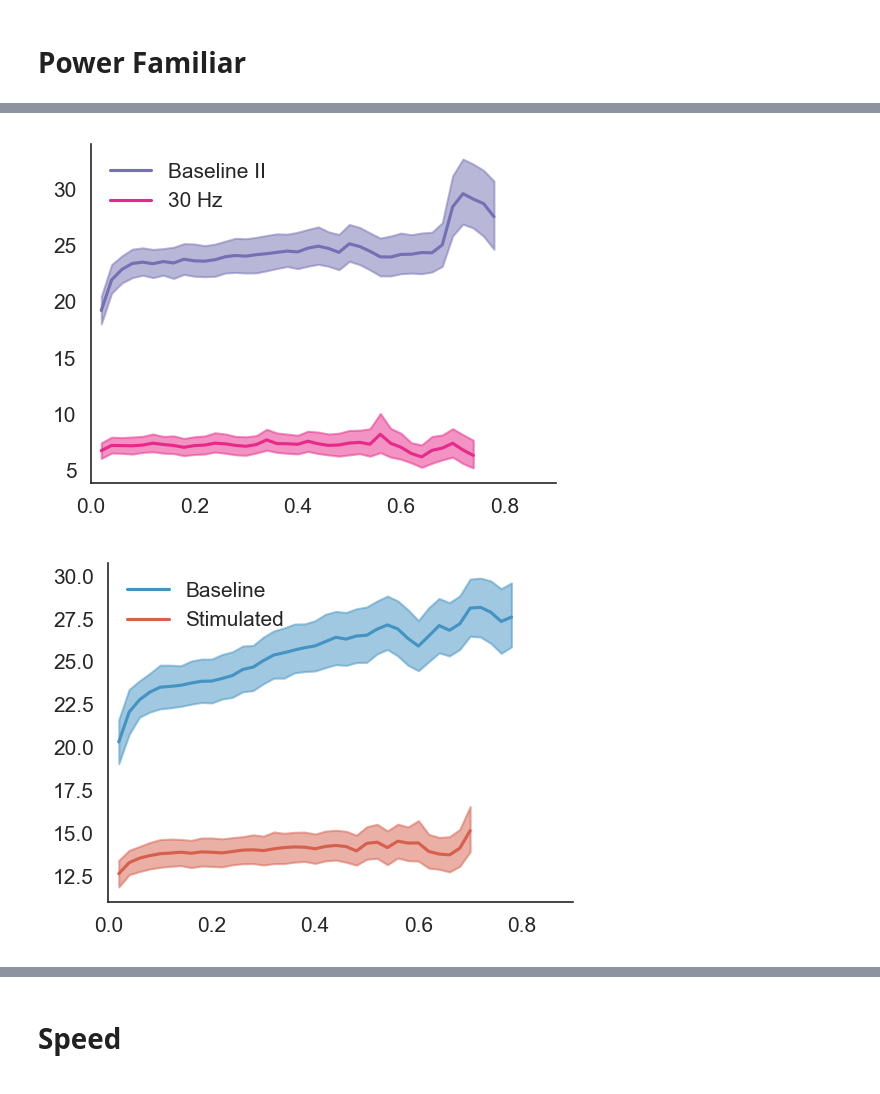
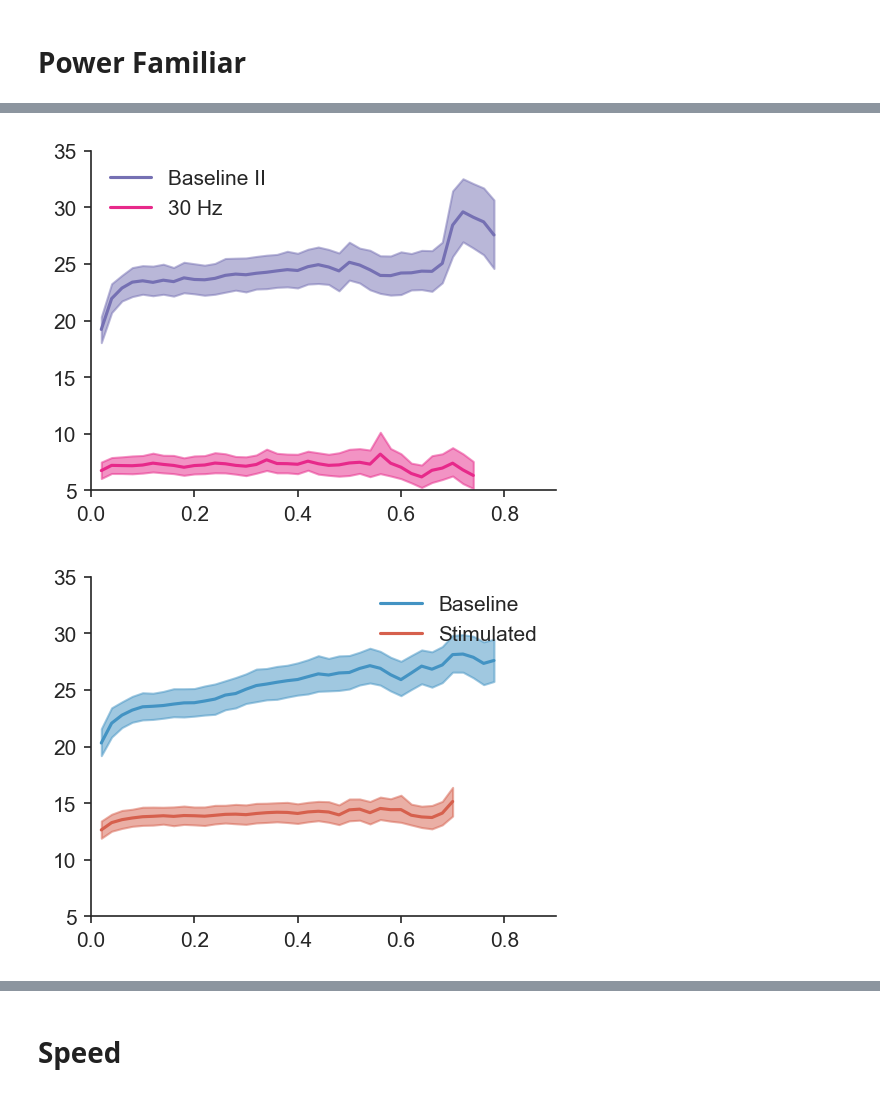
Before and after one commit to CINPLA/septum-mec, a Jupyter notebook: notebooks/20_lfp_speed.ipynb, the cells around one changed output, grey strips where cells are left out. Saved outputs shown, nothing was run; the diff lists cells and outputs as text; code cells hidden in the pictures.

```diff
--- a/notebooks/20_lfp_speed.ipynb
+++ b/notebooks/20_lfp_speed.ipynb
@@ -125,5 +131,5 @@ U-test: U value 72140.0 p value 2.0364061218728567e-30
 # %%
-def plot_speed(query_base, query_stim, stuff, colors, labels, filename=None, show_raw=False):
+def plot_speed(query_base, query_stim, stuff, colors, labels, filename=None, show_raw=False, ylim=None):
     base = np.array([s for s in results.query(query_base)[stuff]])
     base_bins = results.query(query_base)['speed_bins'].to_numpy()
 
@@ -150,7 +156,9 @@ def plot_speed(query_base, query_stim, stuff, colors, labels, filename=None, sho
     plt.gca().spines['top'].set_visible(False)
     plt.gca().spines['right'].set_visible(False)
     plt.legend(frameon=False)
-
+    if ylim is not None:
+        plt.ylim(ylim)
+    despine()
     if filename is not None:
         plt.savefig(output_path / "figures" / f"{filename}.svg", bbox_inches="tight", transparent=True)
         plt.savefig(output_path / "figures" / f"{filename}.png", bbox_inches="tight", transparent=True)
@@ -181,12 +189,12 @@ plot_speed(
 # %%
 plot_speed(
     query_base_ii, query_stim_30, 'mean_power',
-    colors[2:], labels[2:], filename='lfp_speed_power_30')
+    colors[2:], labels[2:], filename='lfp_speed_power_30', ylim=(5, 35))
 # %% [output]
-[figure, old version]
+[figure, new version]
 # %%
 plot_speed(
     query_base_i, query_stim_combined, 'mean_power',
-    colors[4:], labels[4:], filename='lfp_speed_power_combined')
+    colors[4:], labels[4:], filename='lfp_speed_power_combined', ylim=(5, 35))
 # %% [output]
-[figure, old version]
+[figure, new version]
```
Also changed, not shown: parts of 7 cells of this notebook, 8 other files.
